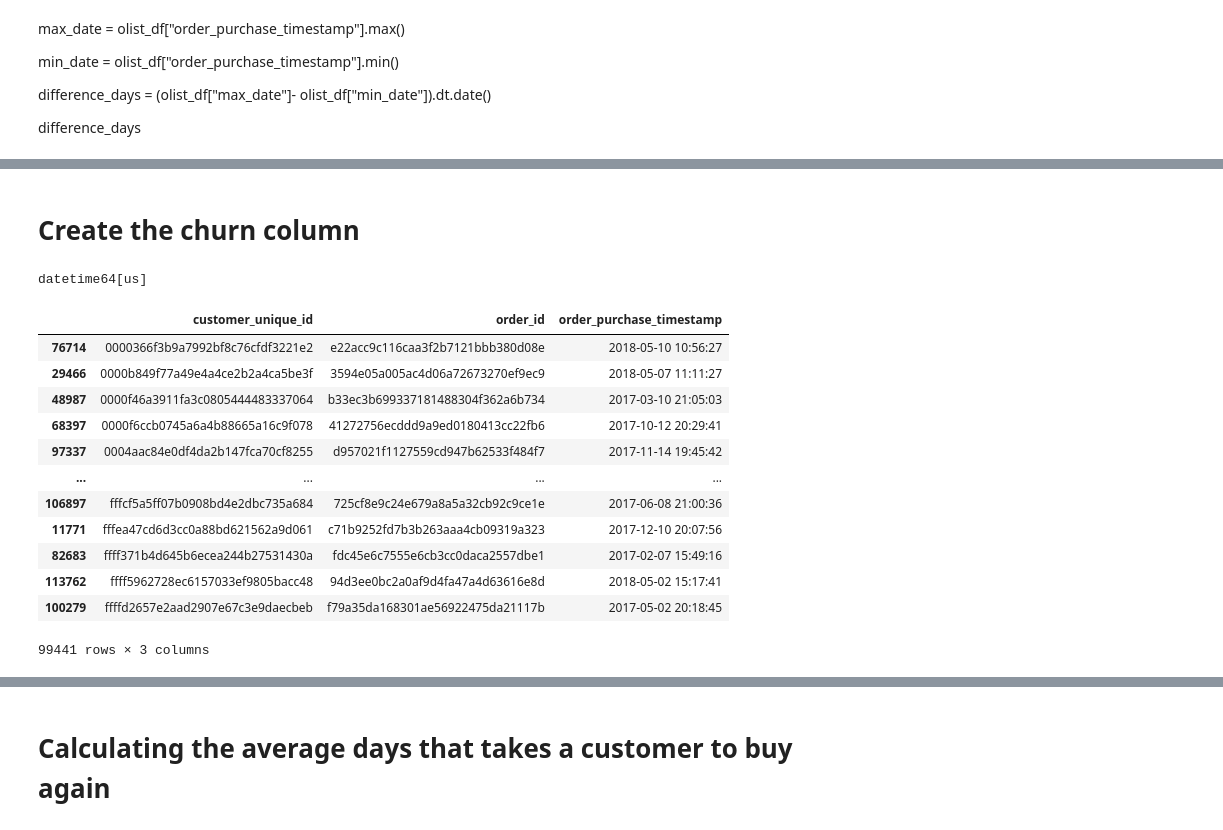
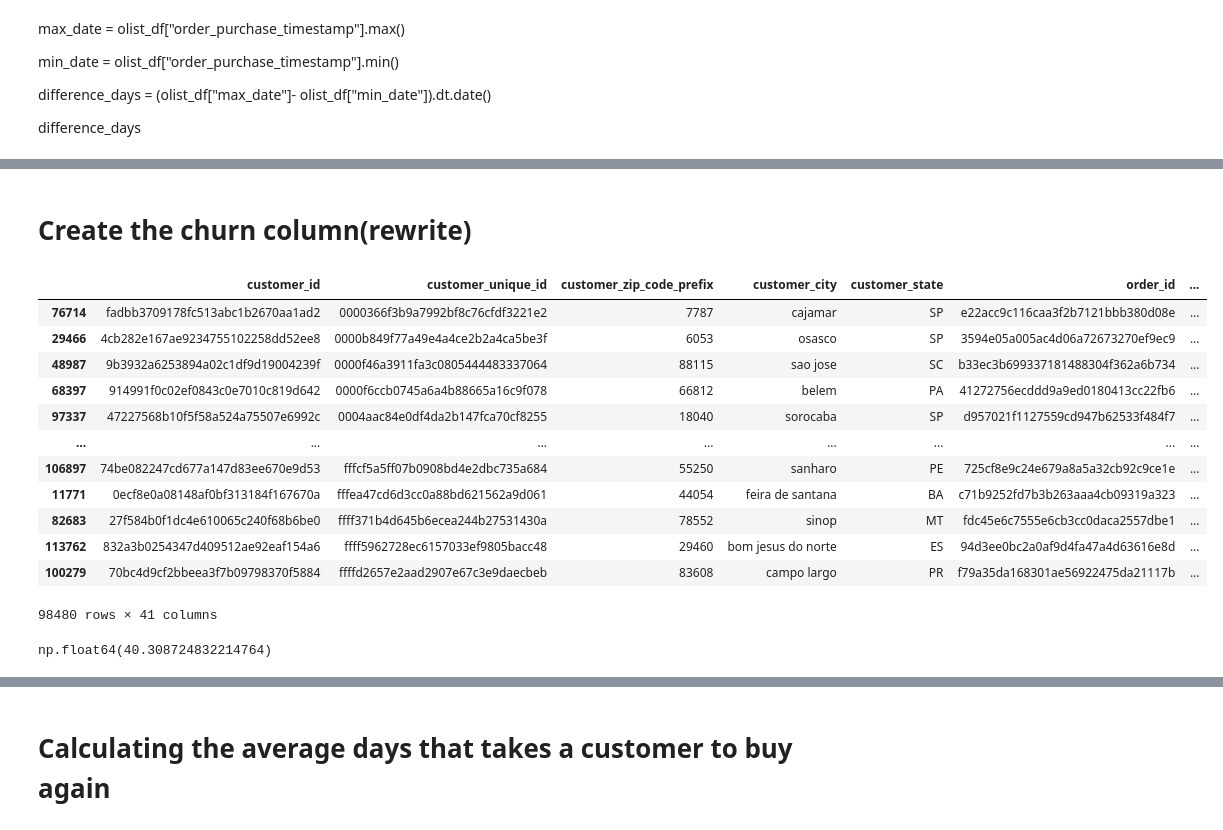
Before and after one commit to SilvanaKoga/tfm-uned-churn, a Jupyter notebook: Notebooks/Merge.ipynb, the cells around one changed output, grey strips where cells are left out. Cells and saved outputs as stored; diff of their text form; code cells hidden in the pictures.

```diff
--- a/Notebooks/Merge.ipynb
+++ b/Notebooks/Merge.ipynb
@@ -242,5 +264,5 @@ difference_days
 # %% [markdown]
-# Create the churn column
+# Create the churn column(rewrite)
 # %%
 # Change the data type to date time
 
@@ -249,33 +271,27 @@ olist_df["order_purchase_timestamp"] = pd.to_datetime(olist_df["order_purchase_t
 # First, the olist dataframe will be ordered by order_purchase_timestamp
 
 olist_df = olist_df.sort_values(by = ["customer_unique_id","order_purchase_timestamp"])
-# %%
-# Verify the order_purchase_timestamp column data type ---> if that is not date type, it should be changed
-
-print(olist_df["order_purchase_timestamp"].dtype)
-# %% [output]
-datetime64[us]
+# %%
+olist_df['purchase_date'] = olist_df['order_purchase_timestamp'].dt.date
 # %%
-distinct_orders = (
-    olist_df[["customer_unique_id", "order_id", "order_purchase_timestamp"]]
-    .drop_duplicates()
-    .copy())
+clean_purchases = (olist_df.sort_values(by=['customer_unique_id', 'order_purchase_timestamp'])
+                            .drop_duplicates(subset=['customer_unique_id', 'purchase_date']))
 
-distinct_orders
+clean_purchases
 # %% [output]
-|  | customer_unique_id | order_id | order_purchase_timestamp |
-| 76714 | 0000366f3b9a7992bf8c76cfdf3221e2 | e22acc9c116caa3f2b7121bbb380d08e | 2018-05-10 10:56:27 |
-| 29466 | 0000b849f77a49e4a4ce2b2a4ca5be3f | 3594e05a005ac4d06a72673270ef9ec9 | 2018-05-07 11:11:27 |
-| 48987 | 0000f46a3911fa3c0805444483337064 | b33ec3b699337181488304f362a6b734 | 2017-03-10 21:05:03 |
-| 68397 | 0000f6ccb0745a6a4b88665a16c9f078 | 41272756ecddd9a9ed0180413cc22fb6 | 2017-10-12 20:29:41 |
-| 97337 | 0004aac84e0df4da2b147fca70cf8255 | d957021f1127559cd947b62533f484f7 | 2017-11-14 19:45:42 |
-| ... | ... | ... | ... |
-| 106897 | fffcf5a5ff07b0908bd4e2dbc735a684 | 725cf8e9c24e679a8a5a32cb92c9ce1e | 2017-06-08 21:00:36 |
-| 11771 | fffea47cd6d3cc0a88bd621562a9d061 | c71b9252fd7b3b263aaa4cb09319a323 | 2017-12-10 20:07:56 |
-| 82683 | ffff371b4d645b6ecea244b27531430a | fdc45e6c7555e6cb3cc0daca2557dbe1 | 2017-02-07 15:49:16 |
-| 113762 | ffff5962728ec6157033ef9805bacc48 | 94d3ee0bc2a0af9d4fa47a4d63616e8d | 2018-05-02 15:17:41 |
-| 100279 | ffffd2657e2aad2907e67c3e9daecbeb | f79a35da168301ae56922475da21117b | 2017-05-02 20:18:45 |
+|  | customer_id | customer_unique_id | customer_zip_code_prefix | customer_city | customer_state | order_id | ... |
+| 76714 | fadbb3709178fc513abc1b2670aa1ad2 | 0000366f3b9a7992bf8c76cfdf3221e2 | 7787 | cajamar | SP | e22acc9c116caa3f2b7121bbb380d08e | ... |
+| 29466 | 4cb282e167ae9234755102258dd52ee8 | 0000b849f77a49e4a4ce2b2a4ca5be3f | 6053 | osasco | SP | 3594e05a005ac4d06a72673270ef9ec9 | ... |
+| 48987 | 9b3932a6253894a02c1df9d19004239f | 0000f46a3911fa3c0805444483337064 | 88115 | sao jose | SC | b33ec3b699337181488304f362a6b734 | ... |
+| 68397 | 914991f0c02ef0843c0e7010c819d642 | 0000f6ccb0745a6a4b88665a16c9f078 | 66812 | belem | PA | 41272756ecddd9a9ed0180413cc22fb6 | ... |
+| 97337 | 47227568b10f5f58a524a75507e6992c | 0004aac84e0df4da2b147fca70cf8255 | 18040 | sorocaba | SP | d957021f1127559cd947b62533f484f7 | ... |
+| ... | ... | ... | ... | ... | ... | ... | ... |
+| 106897 | 74be082247cd677a147d83ee670e9d53 | fffcf5a5ff07b0908bd4e2dbc735a684 | 55250 | sanharo | PE | 725cf8e9c24e679a8a5a32cb92c9ce1e | ... |
+| 11771 | 0ecf8e0a08148af0bf313184f167670a | fffea47cd6d3cc0a88bd621562a9d061 | 44054 | feira de santana | BA | c71b9252fd7b3b263aaa4cb09319a323 | ... |
+| 82683 | 27f584b0f1dc4e610065c240f68b6be0 | ffff371b4d645b6ecea244b27531430a | 78552 | sinop | MT | fdc45e6c7555e6cb3cc0daca2557dbe1 | ... |
+| 113762 | 832a3b0254347d409512ae92eaf154a6 | ffff5962728ec6157033ef9805bacc48 | 29460 | bom jesus do norte | ES | 94d3ee0bc2a0af9d4fa47a4d63616e8d | ... |
+| 100279 | 70bc4d9cf2bbeea3f7b09798370f5884 | ffffd2657e2aad2907e67c3e9daecbeb | 83608 | campo largo | PR | f79a35da168301ae56922475da21117b | ... |
-99441 rows × 3 columns
+98480 rows × 41 columns
 # %%
 # group the order purchase dates by the customer unique id to track consumers purchasing habits
 
@@ -287,3 +308,16 @@ day_to_buy_again = distinct_orders["purchase_again_days"]
+# %%
+NaT_counts = day_to_buy_again.isna().sum()
+
+normal_count = day_to_buy_again.count()
+
+NaT_percent = NaT_counts/ normal_count
+
+NaT_percent
+
+
+# 97.5 of the customers has only bought one time!
+# %% [output]
+np.float64(40.308724832214764)
 # %%
 # Count NaT values and see its proportion in the entire column
 # - customer_purchase_hab --> cph
```
Also changed, not shown: parts of 23 cells of this notebook, 1 other file.
